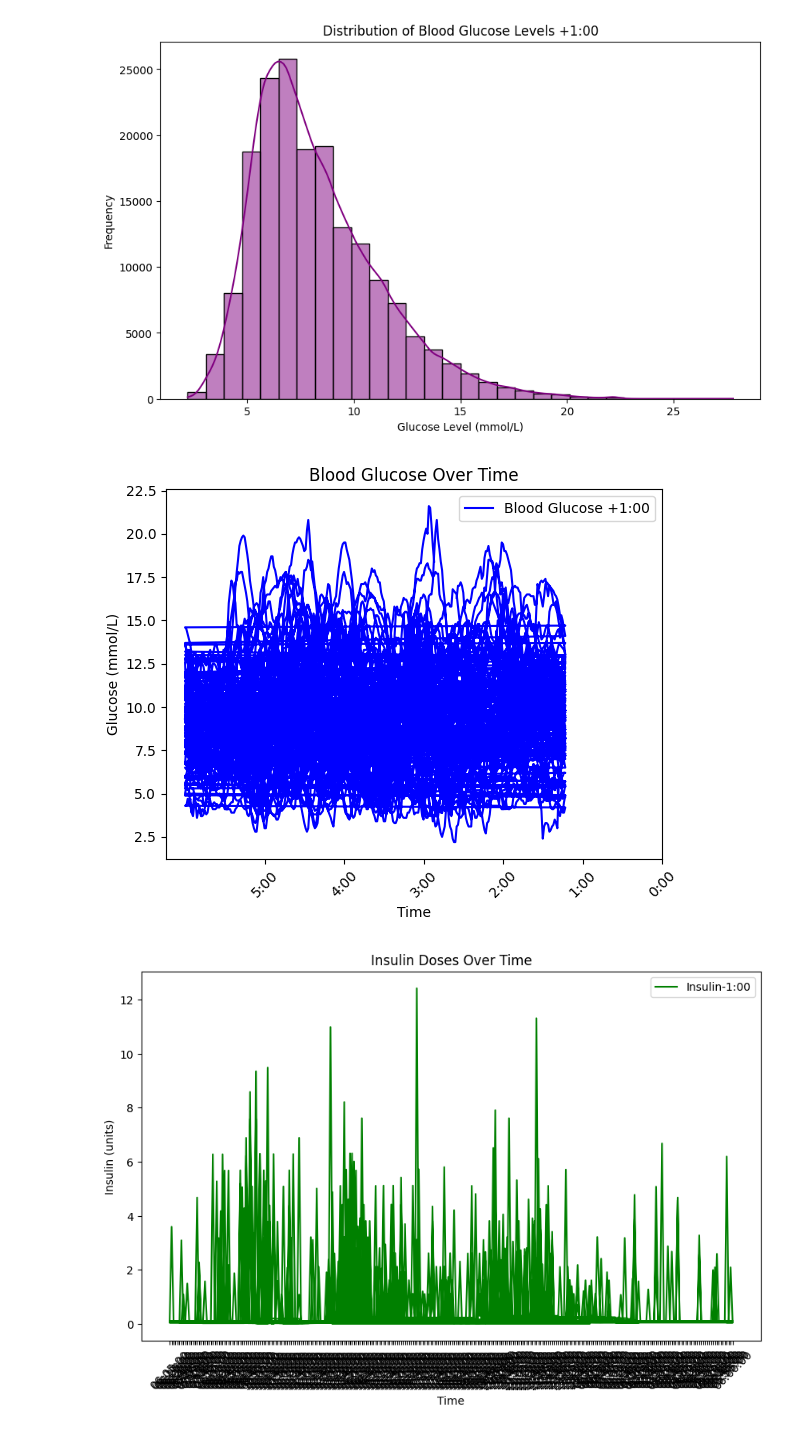
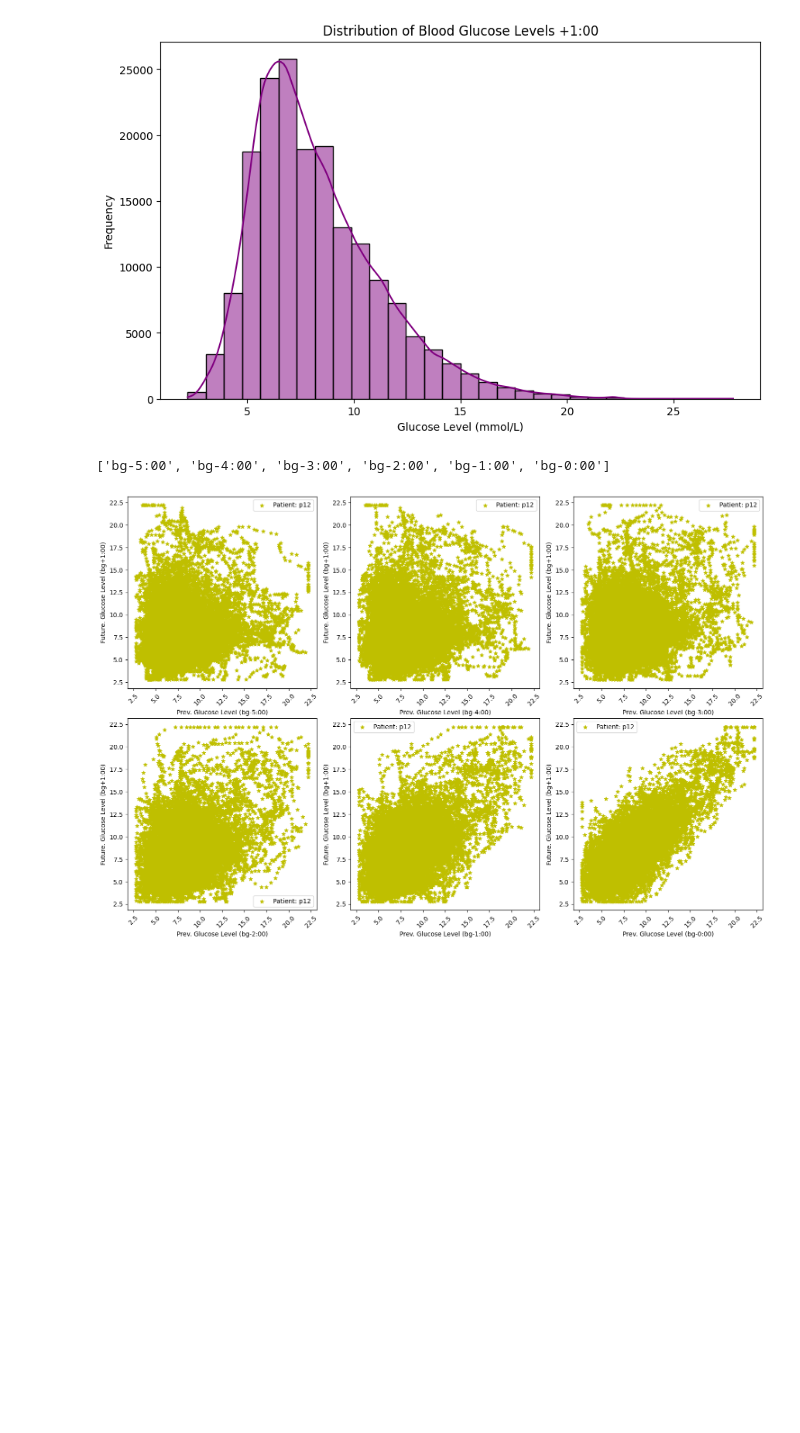
Before and after one commit to mansorrahmed/brist1d, a Jupyter notebook: EDA.ipynb, the cells around one changed output. Cells and saved outputs as stored; diff of their text form; code cells hidden in the pictures; blank space fills up the shorter version.

```diff
--- a/EDA.ipynb
+++ b/EDA.ipynb
@@ -62,33 +97,30 @@ plt.ylabel('Frequency')
 plt.show()
 # %% [output]
 [figure]
-# %%
-# Plot glucose levels and features over time for a random participant
-participant_data = train_data[train_data['p_num'] == train_data['p_num'].sample(1).values[0]]
-participant_data
-# Plotting blood glucose readings
-fig, ax = plt.subplots()
-ax.plot(participant_data['time'], participant_data['bg-0:00'], label='Blood Glucose +1:00', color='blue')
-plt.xlabel('Time')
-plt.ylabel('Glucose (mmol/L)')
-plt.title('Blood Glucose Over Time')
-plt.xticks(rotation=45)
-# Set the xtick locations and labels
-ax.set_xticks([60, 120, 180, 240, 300, 360])
-ax.set_xticklabels(['5:00', '4:00', '3:00', '2:00', '1:00', '0:00'])
-
-plt.legend()
-plt.show()
-
-# Plotting insulin data
-plt.figure(figsize=(10, 6))
-plt.plot(participant_data['time'], participant_data['insulin-1:00'], label='Insulin-1:00', color='green')
-plt.xlabel('Time')
-plt.ylabel('Insulin (units)')
-plt.title('Insulin Doses Over Time')
-plt.xticks(rotation=45)
-plt.legend()
-plt.show()
-# %% [output]
-[figure, removed]
-[figure, removed]
+# %%
+# Randomly select a patient
+random_patient = train_data['p_num'].sample(1).values[0]
+patient_data = train_data[train_data['p_num'] == random_patient]
+
+# Extract the past 6 hours of glucose levels (divided into per hour)
+hours = [f'bg-{i}:00' for i in range(5, -1, -1)]
+print(hours)
+
+# Plotting
+fig, axes = plt.subplots(2, 3, figsize=(15, 10))
+axes = axes.flatten()
+
+for i, hour in enumerate(hours):
+    axes[i].scatter(patient_data[hour], patient_data['bg+1:00'], label=f'Patient: {random_patient}', color='y', marker="*")
+    # axes[i].plot(patient_data['time'], patient_data['bg+1:00'], label='bg+1:00', color='red', linestyle='dashed')
+    axes[i].set_xlabel(f'Prev. Glucose Level ({hour})')
+    axes[i].set_ylabel('Future. Glucose Level (bg+1:00)')
+    # axes[i].set_title(f'{hour} vs Future bg+1:00')
+    axes[i].tick_params(axis='x', rotation=45)
+    axes[i].legend()
+
+plt.tight_layout()
+plt.show()
+# %% [output]
+['bg-5:00', 'bg-4:00', 'bg-3:00', 'bg-2:00', 'bg-1:00', 'bg-0:00']
+[figure, added]
```
Also changed, not shown: parts of 7 cells of this notebook, 1 other file.
